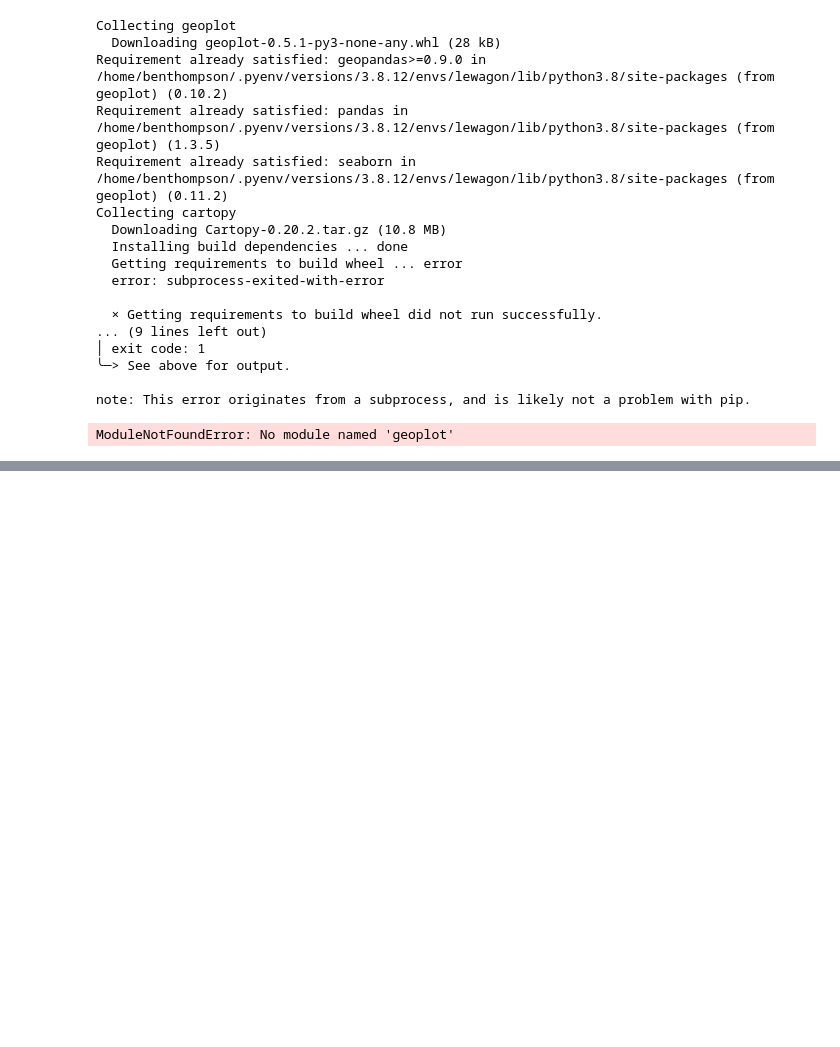
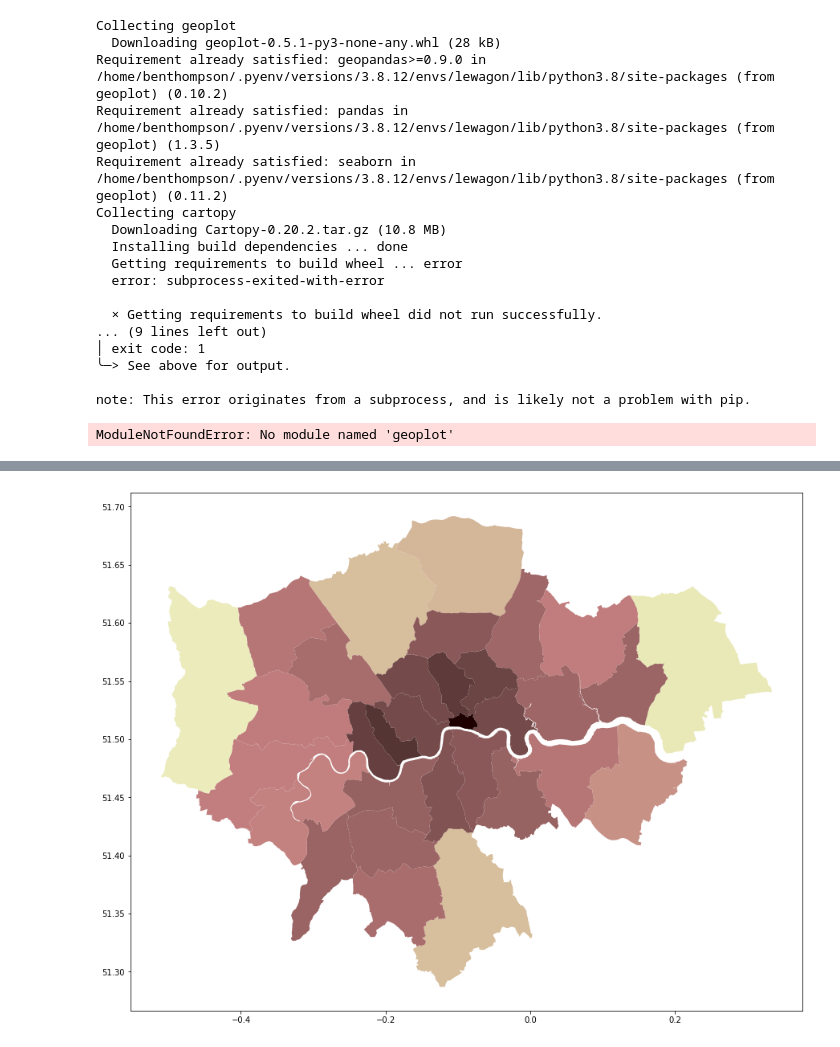
Before and after one commit to bendthompson/london-fires, a Jupyter notebook: notebooks/exploratory_notebook.ipynb, the cells around one changed output, grey strips where cells are left out. Cells and saved outputs as stored; diff of their text form; code cells hidden in the pictures; blank space fills up the shorter version.

```diff
--- a/notebooks/exploratory_notebook.ipynb
+++ b/notebooks/exploratory_notebook.ipynb
@@ -380,0 +439,7 @@ px.choropleth_mapbox(geojson, geojson)
+# %%
+f, ax = plt.subplots(1, figsize=(15, 15))
+ax = geojson.plot(column='area_hectares', cmap='pink' ,ax=ax)
+
+plt.show()
+# %% [output]
+[figure, added]
```
Also changed, not shown: parts of 25 cells of this notebook.
